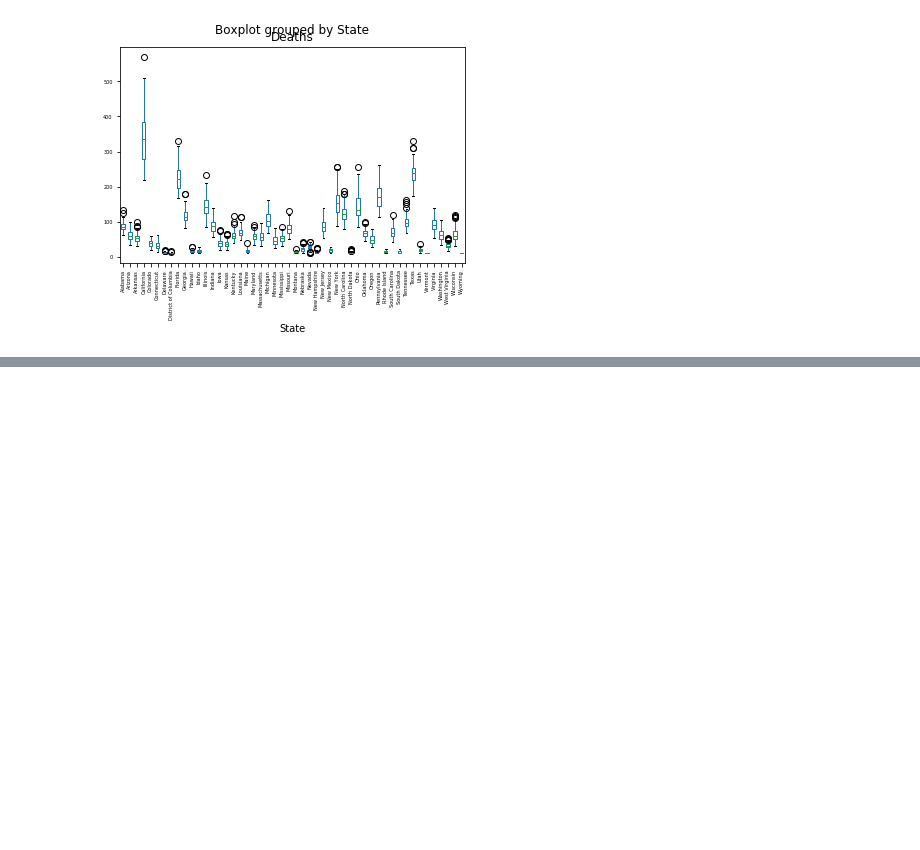
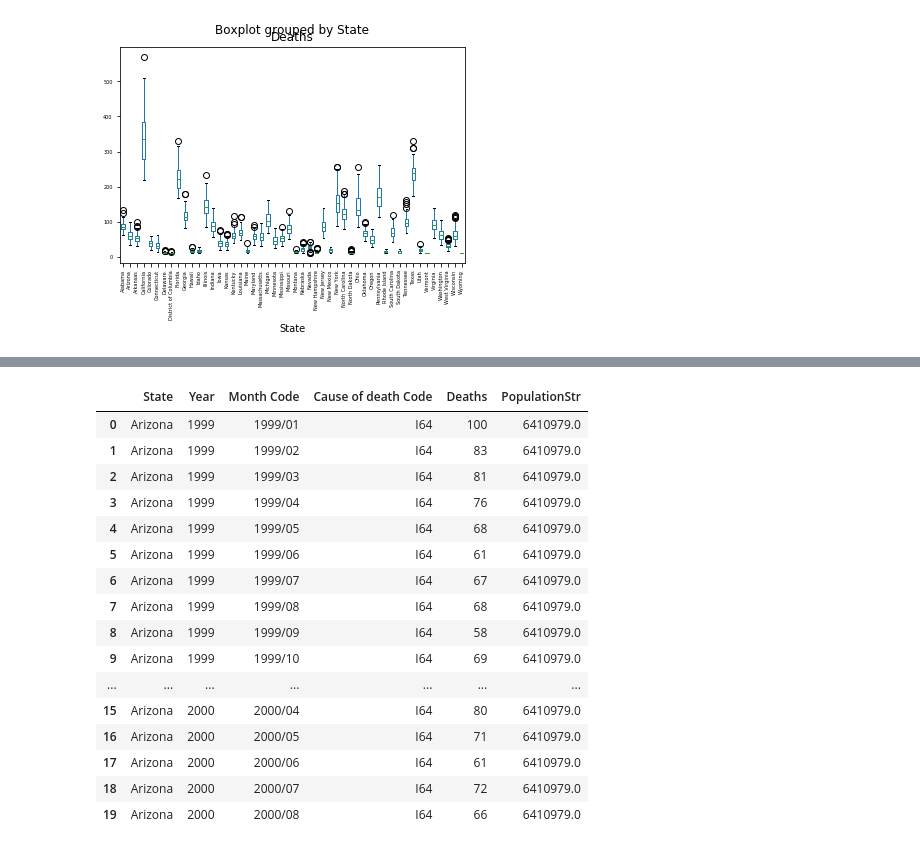
Before and after one commit to vlnik-belyaev/CDC_stat, a Jupyter notebook: CDC_heat_influence/Draft version.ipynb, the cells around one changed output, grey strips where cells are left out. Cells and saved outputs as stored; diff of their text form; code cells hidden in the pictures; blank space fills up the shorter version.

Commit message:
states population added, 'stroke death' table merged with 'population by state' table

```diff
--- a/CDC_heat_influence/Draft version.ipynb
+++ b/CDC_heat_influence/Draft version.ipynb
@@ -204,0 +271,3 @@ stroke_death_data.boxplot(by='State',
+# %%
+sp.reset_index(level=0, inplace=True)
+sp1 = sp.iloc[:,0:2]
@@ -204,0 +283,2 @@ stroke_death_data.boxplot(by='State',
+# %%
+sp1.columns = ['State','PopulationStr']
@@ -204,0 +294,2 @@ stroke_death_data.boxplot(by='State',
+# %%
+sp1[['PopulationStr']] = sp1[['PopulationStr']].apply(pd.to_numeric)
@@ -204,0 +340,22 @@ stroke_death_data.boxplot(by='State',
+# %%
+stroke_death_with_pop = pd.merge(stroke_death_data, sp1, on='State')
+# %%
+stroke_death_with_pop.head(20)
+# %% [output]
+|  | State | Year | Month Code | Cause of death Code | Deaths | PopulationStr |
+| 0 | Arizona | 1999 | 1999/01 | I64 | 100 | 6410979.0 |
+| 1 | Arizona | 1999 | 1999/02 | I64 | 83 | 6410979.0 |
+| 2 | Arizona | 1999 | 1999/03 | I64 | 81 | 6410979.0 |
+| 3 | Arizona | 1999 | 1999/04 | I64 | 76 | 6410979.0 |
+| 4 | Arizona | 1999 | 1999/05 | I64 | 68 | 6410979.0 |
+| 5 | Arizona | 1999 | 1999/06 | I64 | 61 | 6410979.0 |
+| 6 | Arizona | 1999 | 1999/07 | I64 | 67 | 6410979.0 |
+| 7 | Arizona | 1999 | 1999/08 | I64 | 68 | 6410979.0 |
+| 8 | Arizona | 1999 | 1999/09 | I64 | 58 | 6410979.0 |
+| 9 | Arizona | 1999 | 1999/10 | I64 | 69 | 6410979.0 |
+| ... | ... | ... | ... | ... | ... | ... |
+| 15 | Arizona | 2000 | 2000/04 | I64 | 80 | 6410979.0 |
+| 16 | Arizona | 2000 | 2000/05 | I64 | 71 | 6410979.0 |
+| 17 | Arizona | 2000 | 2000/06 | I64 | 61 | 6410979.0 |
+| 18 | Arizona | 2000 | 2000/07 | I64 | 72 | 6410979.0 |
+| 19 | Arizona | 2000 | 2000/08 | I64 | 66 | 6410979.0 |
```
Also changed, not shown: parts of 16 cells of this notebook, 2 other files.
